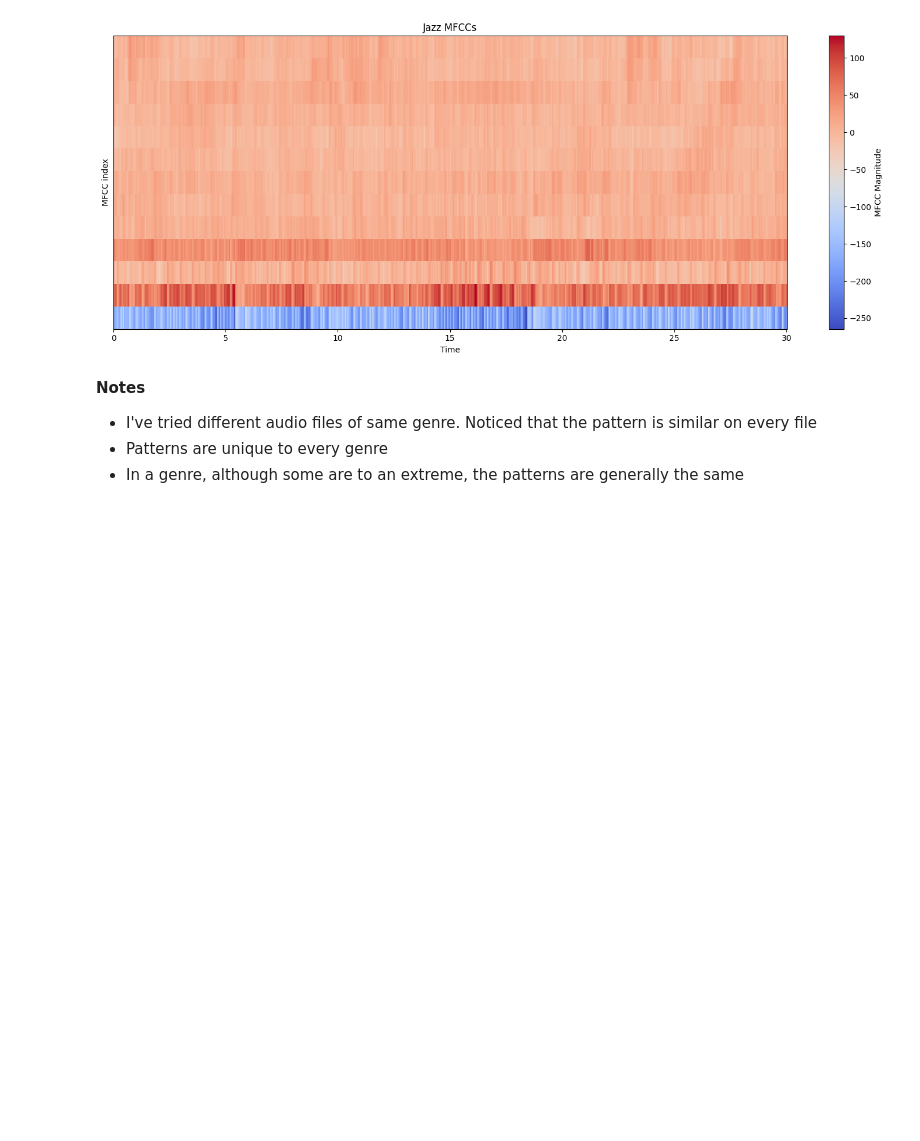
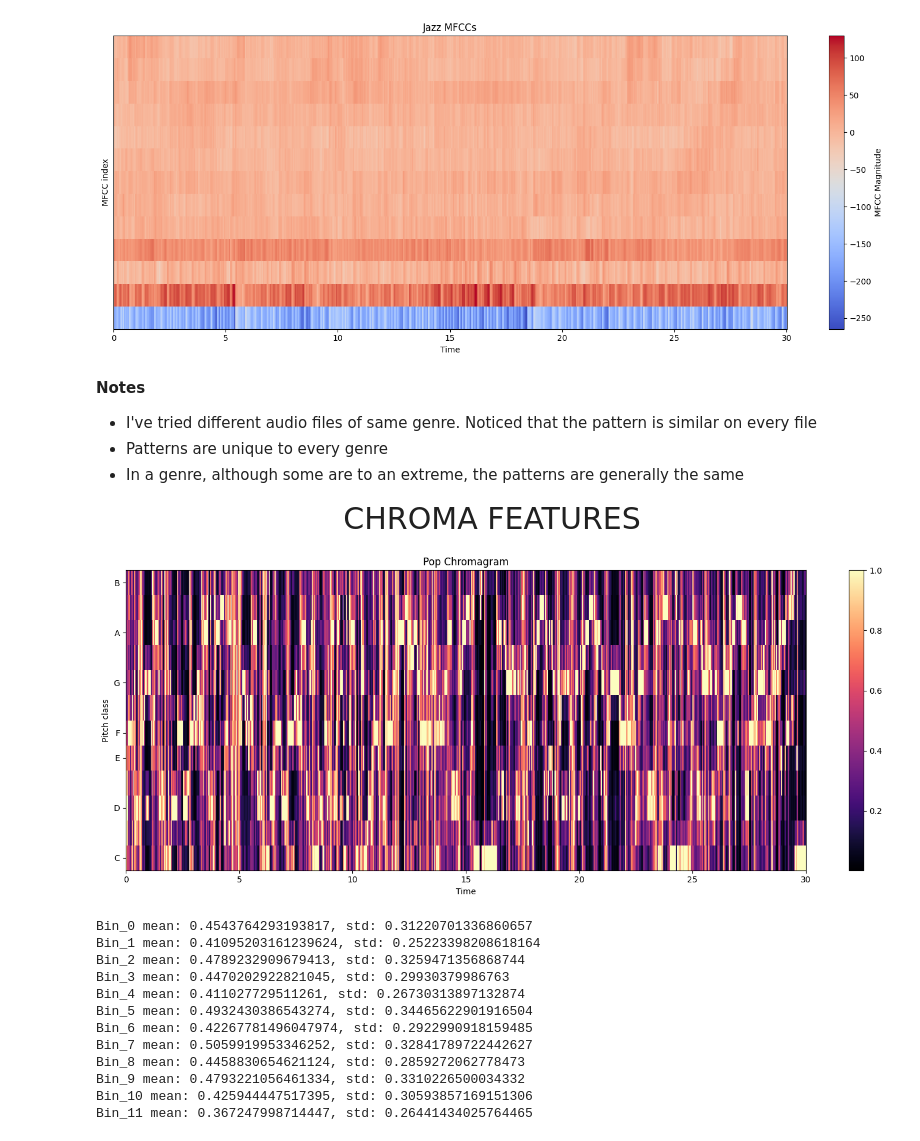
Before and after one commit to kelvin17-glitch/ML-Audio, a Jupyter notebook: audio-ml2.ipynb, the cells around one changed output. Saved outputs shown, nothing was run; the diff lists cells and outputs as text; code cells hidden in the pictures; blank space fills up the shorter version.

Commit message:
Chroma features, Corrected MFCCs aggregation, Added new features, Extraction loop

```diff
--- a/audio-ml2.ipynb
+++ b/audio-ml2.ipynb
@@ -218,3 +263,39 @@ plot_mfccs(audiopath=jazz_files[1], genre="Jazz")
 - I've tried different audio files of same genre. Noticed that the pattern is similar on every file
 - Patterns are unique to every genre
 - In a genre, although some are to an extreme, the patterns are generally the same
+# %% [markdown]
+<div style="text-align:center; font-size: 30px">CHROMA FEATURES</div>
+# %%
+# chroma_stft plot function
+def plot_chroma_stft(audiopath, genre):
+    # Load file
+    y, sr = librosa.load(audiopath, sr=None)
+    # Instatiate chroma_stft
+    chroma_stft = librosa.feature.chroma_stft(y=y, sr=sr)
+    # Plot
+    plt.figure(figsize=(15,6))
+    librosa.display.specshow(chroma_stft, y_axis="chroma", x_axis="time", hop_length=512)
+    plt.title(f"{genre} Chromagram")
+    plt.colorbar()
+    plt.tight_layout()
+    plt.show()
+    # Summary stats
+    for i, v in enumerate(chroma_stft):
+        print(f"Bin_{i} mean: {np.mean(v)}, std: {np.std(v)}")
+# %%
+# Pop chromagram
+plot_chroma_stft(pop_files[1], genre="Pop")
+# %% [output]
+[figure, added]
+Bin_0 mean: 0.4543764293193817, std: 0.31220701336860657
+Bin_1 mean: 0.41095203161239624, std: 0.25223398208618164
+Bin_2 mean: 0.4789232909679413, std: 0.3259471356868744
+Bin_3 mean: 0.4470202922821045, std: 0.29930379986763
+Bin_4 mean: 0.411027729511261, std: 0.26730313897132874
+Bin_5 mean: 0.4932430386543274, std: 0.34465622901916504
+Bin_6 mean: 0.42267781496047974, std: 0.2922990918159485
+Bin_7 mean: 0.5059919953346252, std: 0.32841789722442627
+Bin_8 mean: 0.4458830654621124, std: 0.2859272062778473
+Bin_9 mean: 0.4793221056461334, std: 0.3310226500034332
+Bin_10 mean: 0.425944447517395, std: 0.30593857169151306
+Bin_11 mean: 0.367247998714447, std: 0.26441434025764465
```
Also changed, not shown: parts of 12 cells of this notebook.
